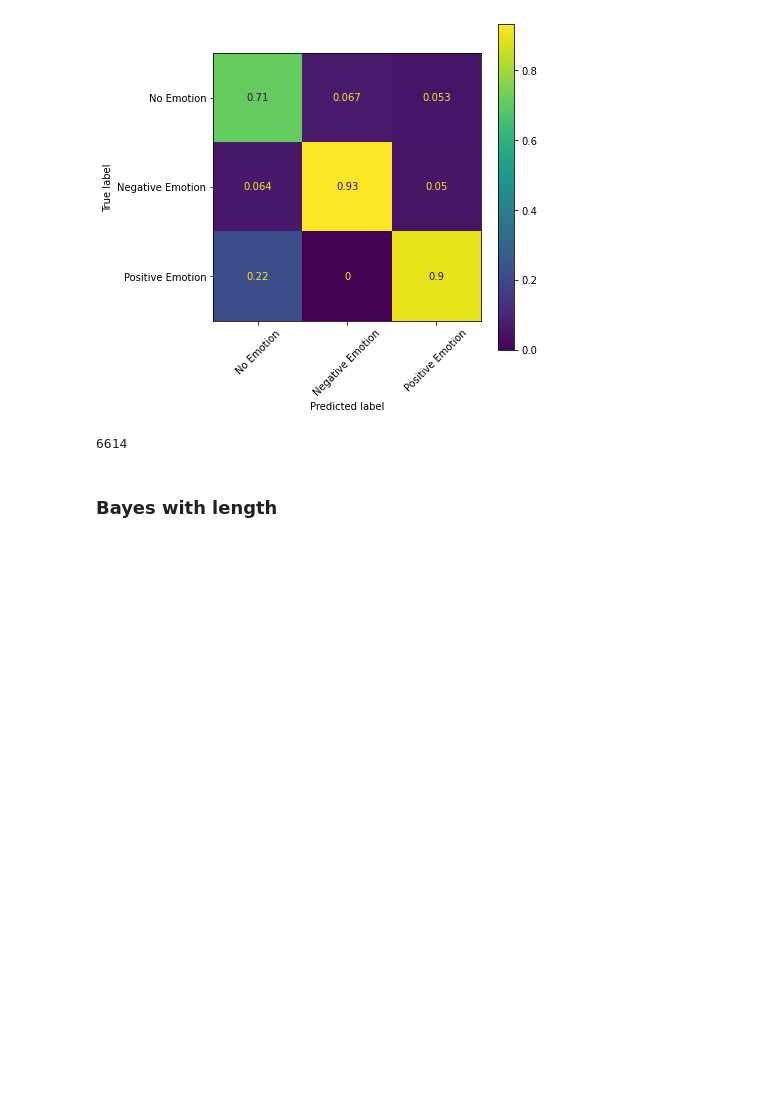
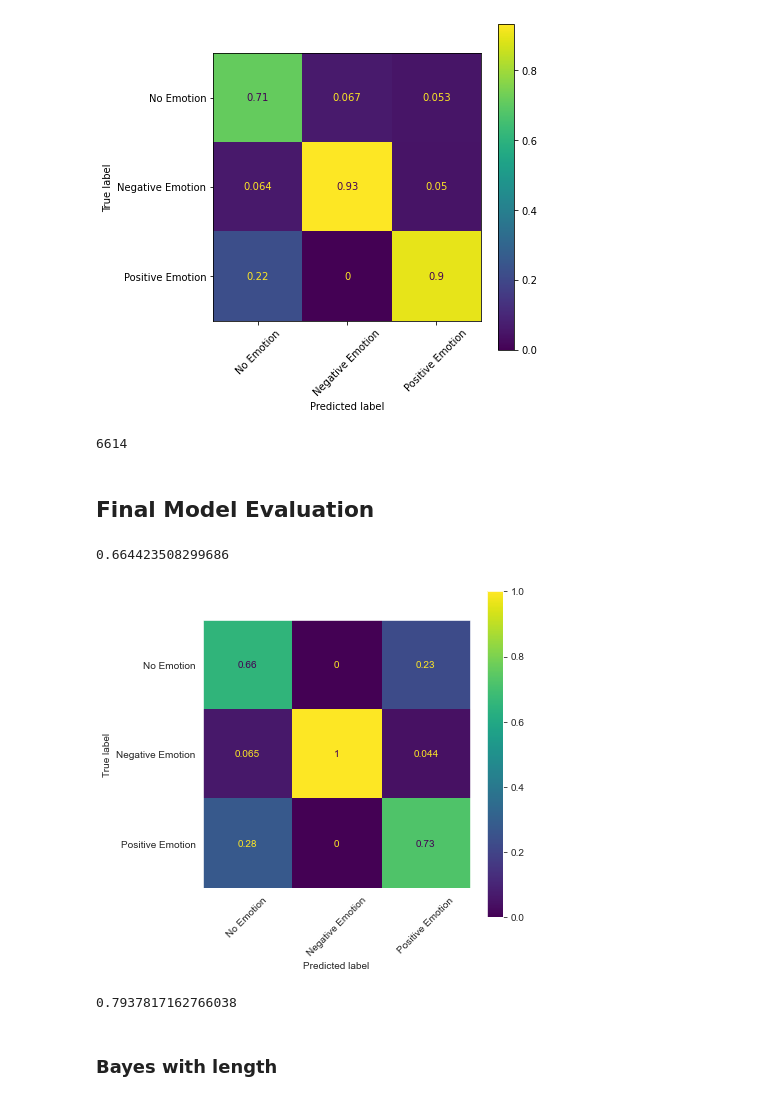
Before and after one commit to raylinsoriano/NLP_project, a Jupyter notebook: Individual Notebooks/Meaghan's Notebook.ipynb, the cells around one changed output. Cells and saved outputs as stored; diff of their text form; code cells hidden in the pictures; blank space fills up the shorter version.

Commit message:
final model evaluation

```diff
--- a/Individual Notebooks/Meaghan's Notebook.ipynb
+++ b/Individual Notebooks/Meaghan's Notebook.ipynb
@@ -393,6 +386,35 @@ disp.ax_.set_xticklabels(display_labels,rotation=45);
 len(bayes_pipe[0].vocabulary_)
 # %% [output]
 6614
+# %% [markdown]
+## Final Model Evaluation
+# %%
+bayes_pipe.score(df_test_clean['tokenized'], df_test_clean['target'])
+# %% [output]
+0.664423508299686
+# %%
+display_labels = ['No Emotion',
+                  'Negative Emotion',
+                  'Positive Emotion']
+
+y_true = df_test_clean['target']
+y_pred = bayes_pipe.predict(df_test_clean['tokenized'])
+
+cm = confusion_matrix(y_true, y_pred, normalize = 'pred')
+
+disp = ConfusionMatrixDisplay(confusion_matrix=cm,
+                              display_labels=display_labels)
+
+fig, ax = plt.subplots(figsize=(6,6))
+disp.plot(ax=ax)
+ax.grid(False)
+disp.ax_.set_xticklabels(display_labels,rotation=45);
+# %% [output]
+[figure, added]
+# %%
+precision_score(y_true, y_pred, average='macro')
+# %% [output]
+0.7937817162766038
 # %% [markdown]
 ### Bayes with length
 # %%
```
Also changed, not shown: parts of 25 cells of this notebook.
